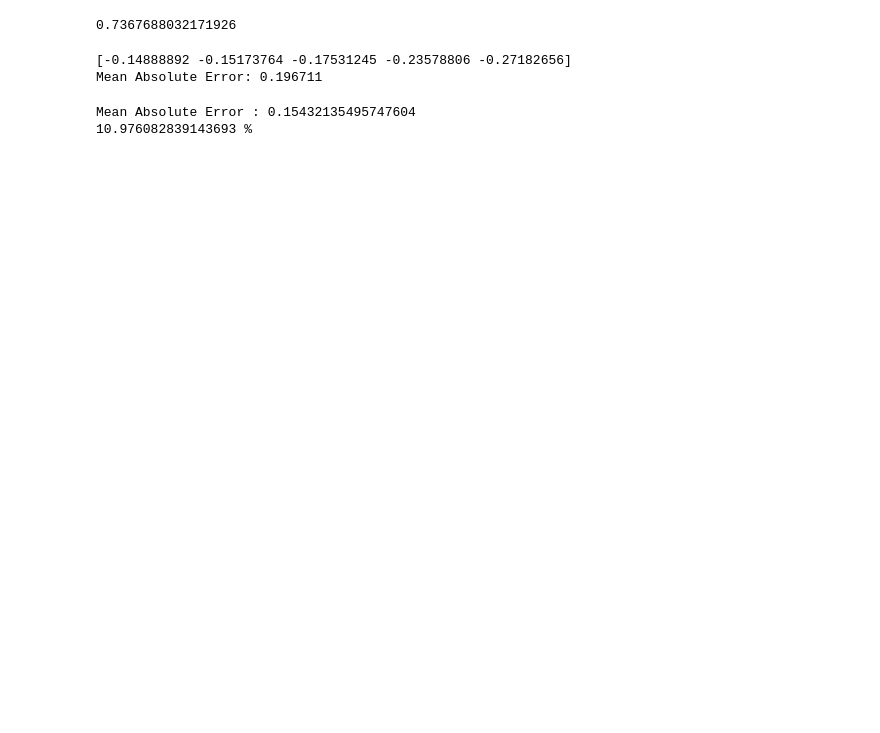
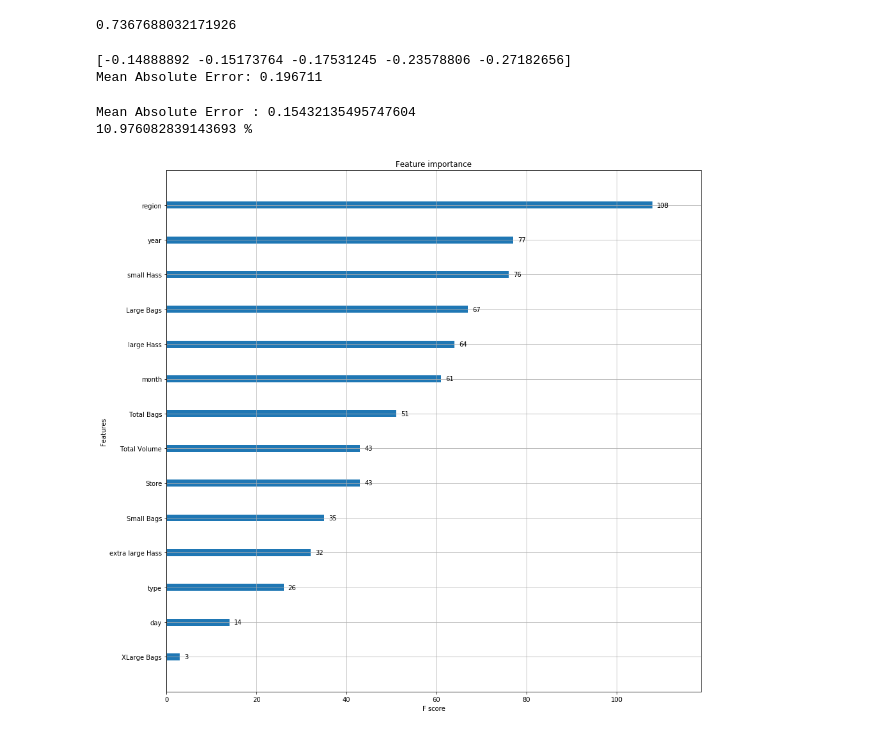
Before and after one commit to max-farver/Avocado_Sales_Predictions, a Jupyter notebook: avocdo_cleaning .ipynb, the cells around one changed output. Saved outputs shown, nothing was run; the diff lists cells and outputs as text; code cells hidden in the pictures; blank space fills up the shorter version.

```diff
--- a/avocdo_cleaning .ipynb
+++ b/avocdo_cleaning .ipynb
@@ -235,3 +253,8 @@ print(str(error_percent) + ' %')
 # %% [output]
 Mean Absolute Error : 0.15432135495747604
 10.976082839143693 %
+# %%
+fig, ax = plt.subplots(figsize=(15, 15))
+imp_plt = xgb.plot_importance(xgbCla, ax=ax)
+# %% [output]
+[figure, added]
```
Also changed, not shown: parts of 17 cells of this notebook.
